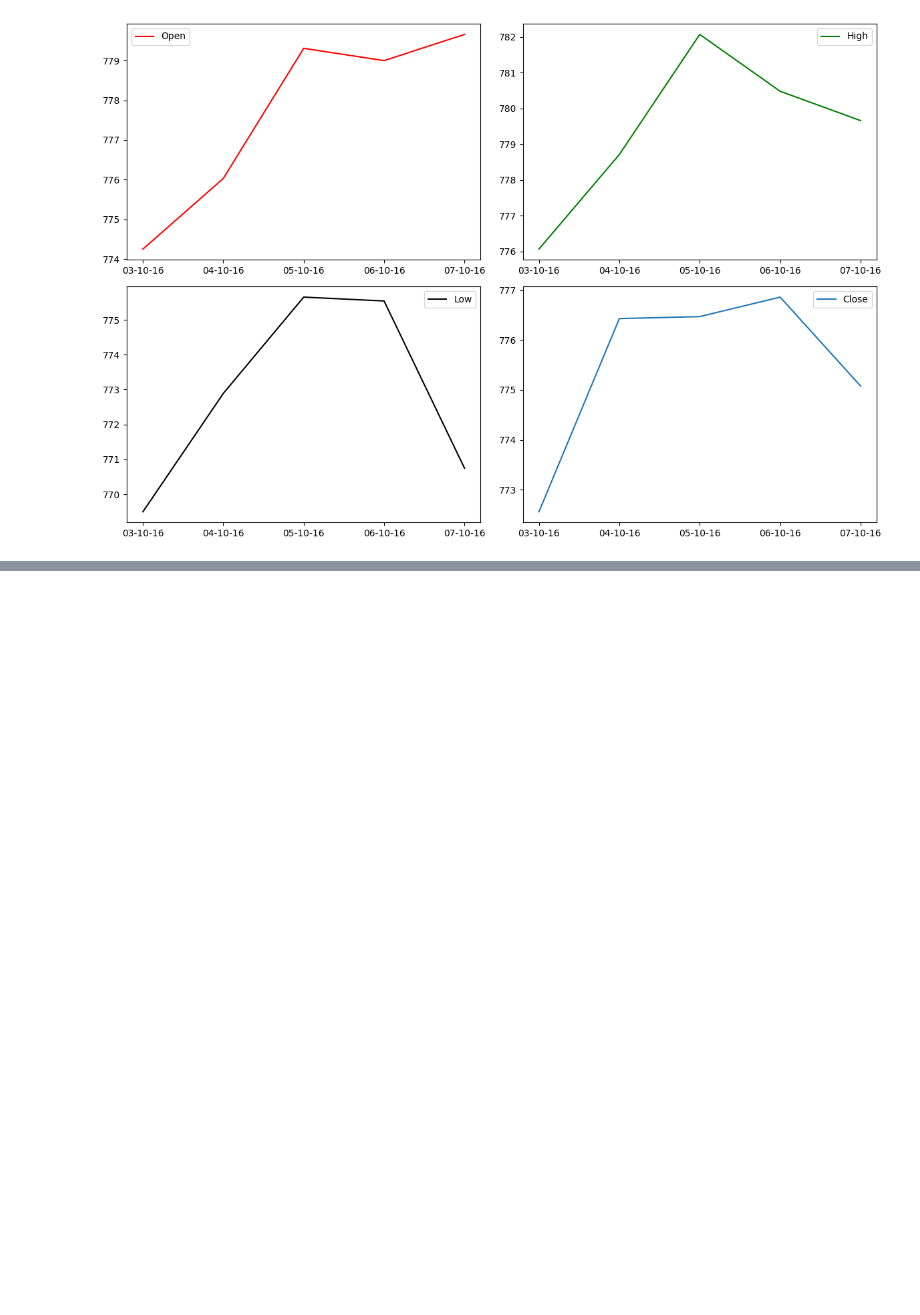
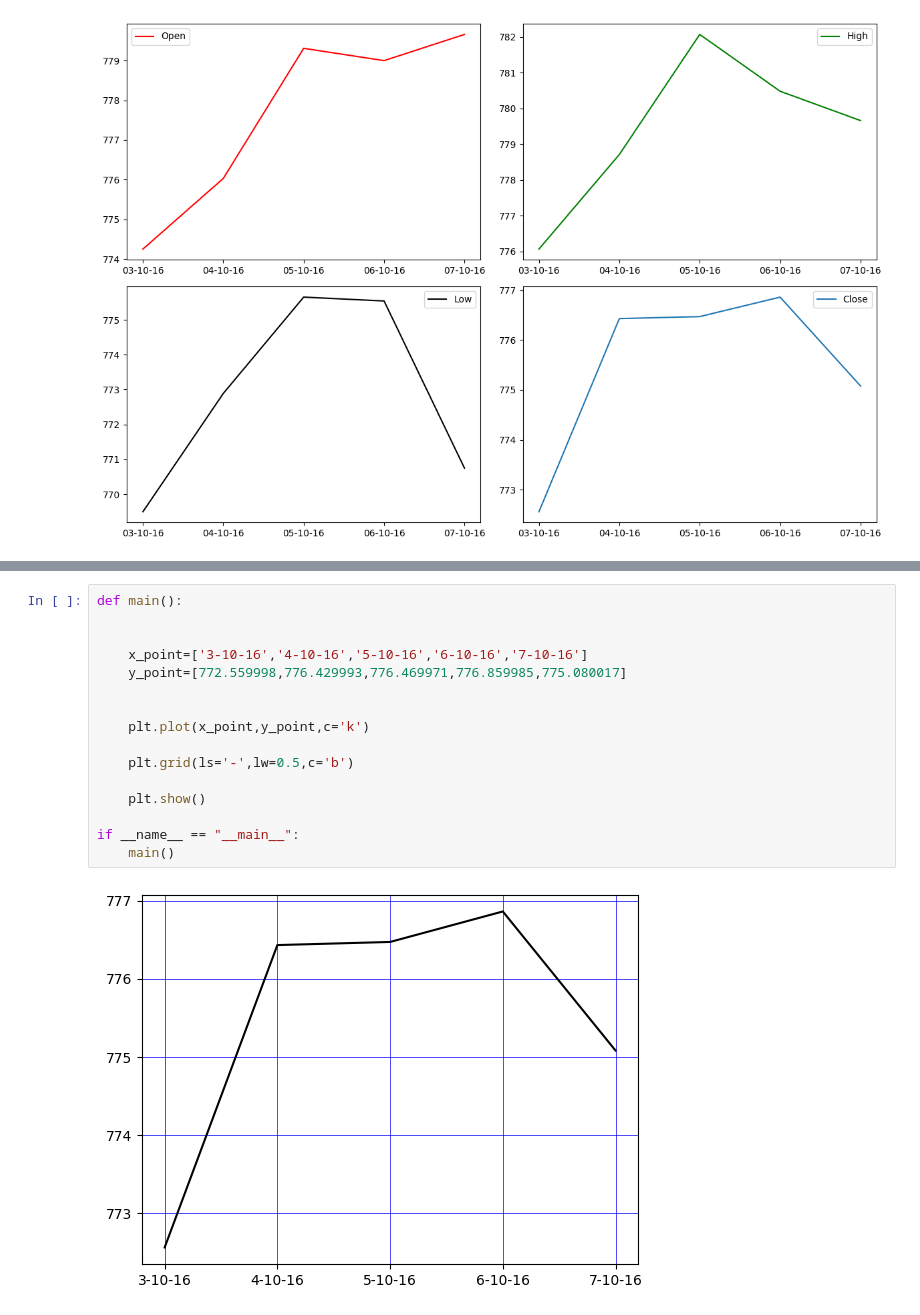
Before and after one commit to Deven5656/Python_Libraries, a Jupyter notebook: Matplotlib_line/line.ipynb, the cells around one changed output, grey strips where cells are left out. Drawn from its saved outputs; the diff is of its cells as text; blank space fills up the shorter version.

Commit message:
[Deven] Add : Python program to display the grid and draw line charts

```diff
--- a/Matplotlib_line/line.ipynb
+++ b/Matplotlib_line/line.ipynb
@@ -353,0 +362,18 @@ if __name__ == "__main__":
+# %%
+def main():
+
+
+    x_point=['3-10-16','4-10-16','5-10-16','6-10-16','7-10-16']
+    y_point=[772.559998,776.429993,776.469971,776.859985,775.080017]
+
+
+    plt.plot(x_point,y_point,c='k')
+
+    plt.grid(ls='-',lw=0.5,c='b')
+
+    plt.show()
+
+if __name__ == "__main__":
+    main()
+# %% [output]
+[figure, added]
```
Also changed, not shown: parts of 1 cell of this notebook.
